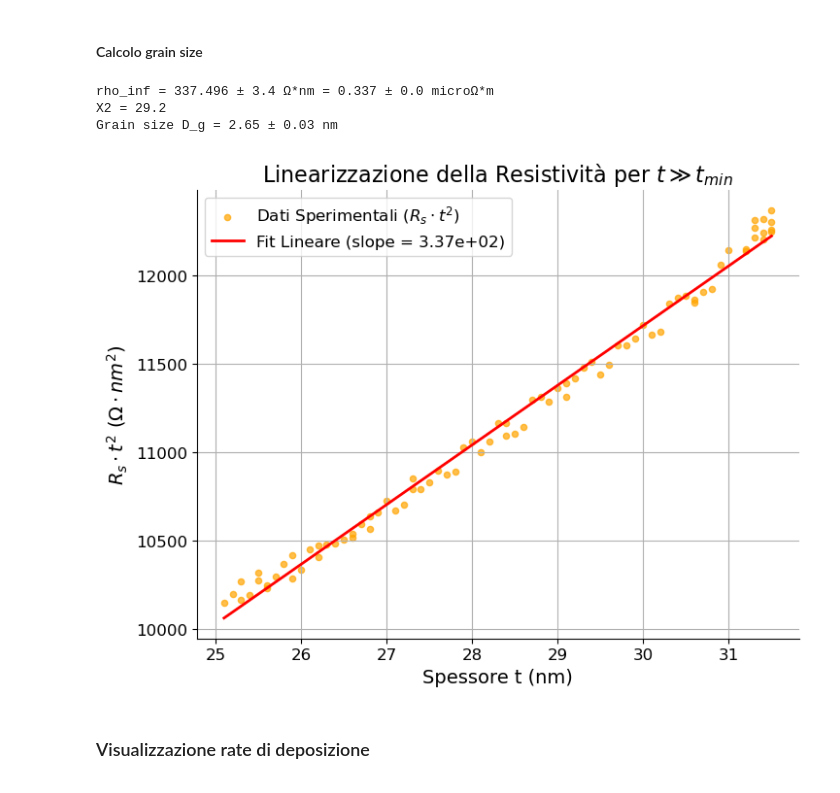
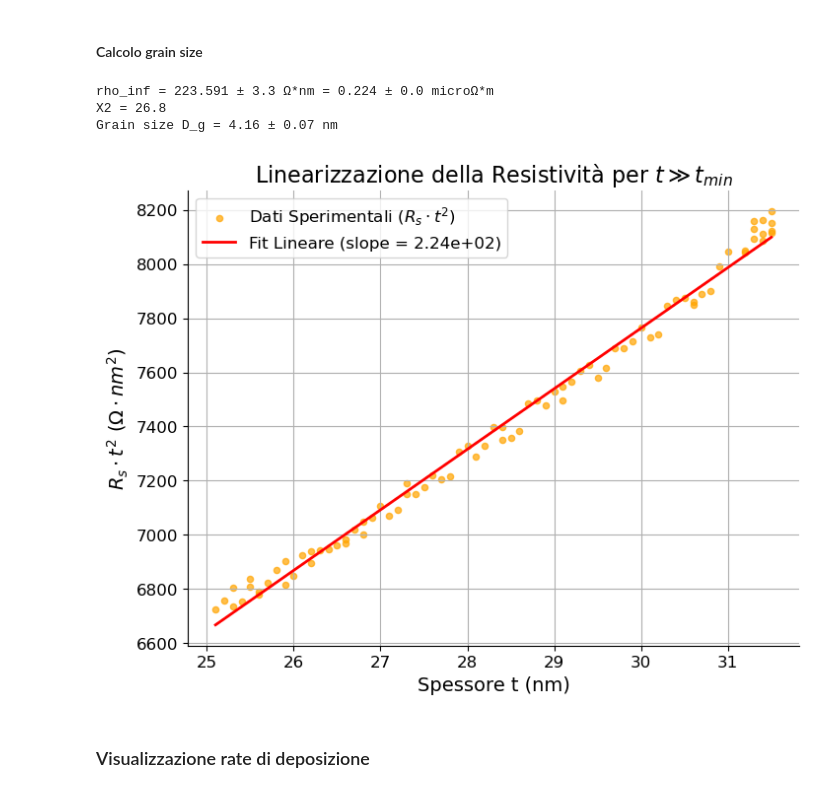
Before and after one commit to Antico864/Labo_struttura, a Jupyter notebook: analysis/analysis.ipynb, the cells around one changed output. Saved outputs shown, nothing was run; the diff lists cells and outputs as text; code cells hidden in the pictures.

```diff
--- a/analysis/analysis.ipynb
+++ b/analysis/analysis.ipynb
@@ -44,10 +50,12 @@ mpl.rcParams['axes.spines.top'] = False
 ### Identificazione regione ohmica
 # %%
 #PRIMA DEPOSIZIONE
-data = np.loadtxt('data/vetro_1_28_04.txt',usecols=(0,1),skiprows=1)
-# estraiamo le colonne
-R=data[:,0] #resistenza
-T=data[:,1]*100 #thickness
+# data = np.loadtxt('data/vetro_1_28_04.txt',usecols=(0,1),skiprows=1)
+# # estraiamo le colonne
+# R=data[:,0] #resistenza
+# T=data[:,1]*100 #thickness
+
+R, R_err, T, T_err = functions.assign_uncoupling_error('data/vetro_1_28_04.txt')
 
 #------------------CALCOLO RT^2 PER STIMARE REGIONE OHMICA------------------
 mask= (T > 0) & (R > 0)
@@ -825,73 +837,70 @@ A_3_2 = 1.3096e+06 Ω·nm^4
 # %%
 # Regione metallica continua: grain size
 mask_inf = mask_C & (T > 25)
-T_inf1 = T[mask_inf]
-R_inf1 = R[mask_inf]
+T_inf2 = T[mask_inf]
+R_inf2 = R[mask_inf]
 
 # R VA MOLTIPLICATO PER (LARGHEZZA DELLA MASCHERA/LUNGHEZZA DELLA MASCHERA)
-W = 2
-L = 5 # è solo un'ipotesi, in mm
-s_factor = W / L
-R_inf1 = R_inf1 * s_factor
-RT2 = R_inf1 * (T_inf1**2)
+R_inf2 = R_inf2 * s_factor
+RT2 = R_inf2 * (T_inf2**2)
 
 def retta(x, m, q):
     return m * x + q
 
 # fit
-popt, pcov = curve_fit(retta, T_inf1, RT2)
+popt, pcov = curve_fit(retta, T_inf2, RT2)
 
 # fit data
-rho_inf = popt[0]
-q = popt[1]
+rho_inf2 = popt[0]
+q2 = popt[1]
 
 # errore rho_inf dal fit
 errori = np.sqrt(np.diag(pcov))
-err_rho_inf = errori[0] # sigma_rho_inf in Ω·nm
+err_rho_inf2 = errori[0] # sigma_rho_inf in Ω·nm
 
-X2 = np.sum((rho_inf*T_inf1 + q - RT2)**2/(rho_inf*T_inf1 + q))
+X2 = np.sum((rho_inf2*T_inf2 + q2 - RT2)**2/(rho_inf2*T_inf2 + q))
 
-print(f"rho_inf = {rho_inf:.3f} ± {err_rho_inf:.1f} Ω*nm = {(rho_inf*0.001):.3f} ± {(err_rho_inf*0.001):.1f} microΩ*m")
+print(f"rho_inf = {rho_inf2:.3f} ± {err_rho_inf:.1f} Ω*nm = {(rho_inf2*0.001):.3f} ± {(err_rho_inf2*0.001):.1f} microΩ*m")
 print(f"X2 = {X2:.3}")
 
 # Grain size
 # Convertiamo in metri
-rho_inf_m = rho_inf * 1e-9
+rho_inf_m = rho_inf2 * 1e-9
 err_rho_inf_m = err_rho_inf * 1e-9
 
 # D_g
 D_g_m = (rho_0 * lambda_0) / (rho_inf_m - rho_0) # m
 
 # Propagazione dell'errore su D_g_m
 err_Dg_m = (rho_0 * lambda_0 / ((rho_inf_m - rho_0)**2)) * err_rho_inf_m
 
 # in nanometri
-D_g_nm = D_g_m * 1e9 # nm
-err_Dg_nm = err_Dg_m * 1e9 # nm
+D_g_nm2 = D_g_m * 1e9 # nm
+err_Dg_nm2 = err_Dg_m * 1e9 # nm
 
-print(f"Grain size D_g = {D_g_nm:.2f} ± {err_Dg_nm:.2f} nm")
+print(f"Grain size D_g = {D_g_nm2:.2f} ± {err_Dg_nm2:.2f} nm")
 
 
 # plotting - rho_inf
 plt.figure(figsize=(8,6))
-plt.scatter(T_inf1, RT2, color='orange', label='Dati Sperimentali ($R_s \cdot t^2$)', s=20, alpha=0.7)
+plt.scatter(T_inf2, RT2, color='orange', label='Dati Sperimentali ($R_s \cdot t^2$)', s=20, alpha=0.7)
 
 # Calcoliamo i punti della retta fittata
-Y_fit = (rho_inf * T_inf1) + q
-plt.plot(T_inf1, Y_fit, color='red', linewidth=2, label=f'Fit Lineare (slope = {rho_inf:.2e})')
+Y_fit = (rho_inf2 * T_inf2) + q2
+plt.plot(T_inf2, Y_fit, color='red', linewidth=2, label=f'Fit Lineare (slope = {rho_inf2:.2e})')
 
 plt.xlabel('Spessore t (nm)')
 plt.ylabel('$R_s \cdot t^2$ ($\Omega \cdot nm^2$)')
 plt.title('Linearizzazione della Resistività per $t \gg t_{min}$')
 plt.legend()
 plt.grid(True)
 plt.savefig('fig/vetro_2_28_04/rho_inf_1.pdf', format='pdf', bbox_inches='tight')
 plt.show()
 # %% [output]
-rho_inf = 337.496 ± 3.4 Ω*nm = 0.337 ± 0.0 microΩ*m
-X2 = 29.2
-Grain size D_g = 2.65 ± 0.03 nm
+rho_inf = 223.591 ± 3.3 Ω*nm = 0.224 ± 0.0 microΩ*m
+X2 = 26.8
+Grain size D_g = 4.16 ± 0.07 nm
-[figure, old version]
+[figure, new version]
 # %% [markdown]
 ### Visualizzazione rate di deposizione
 # %%
```
Also changed, not shown: parts of 8 cells of this notebook, 6 other files.
